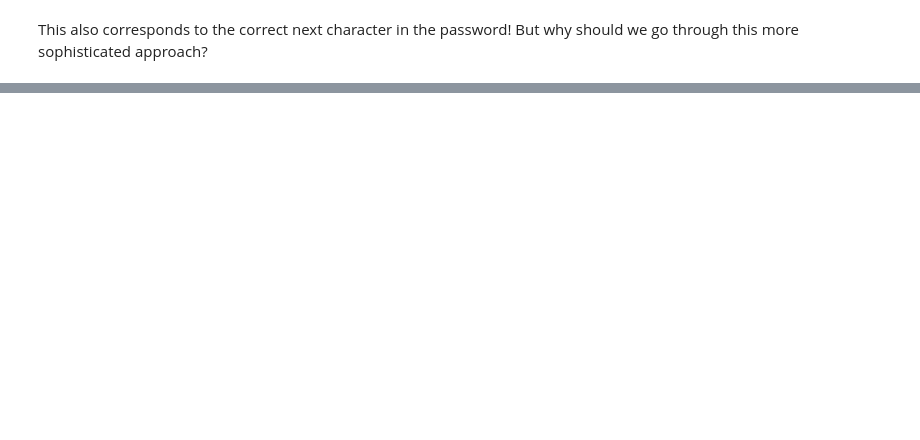
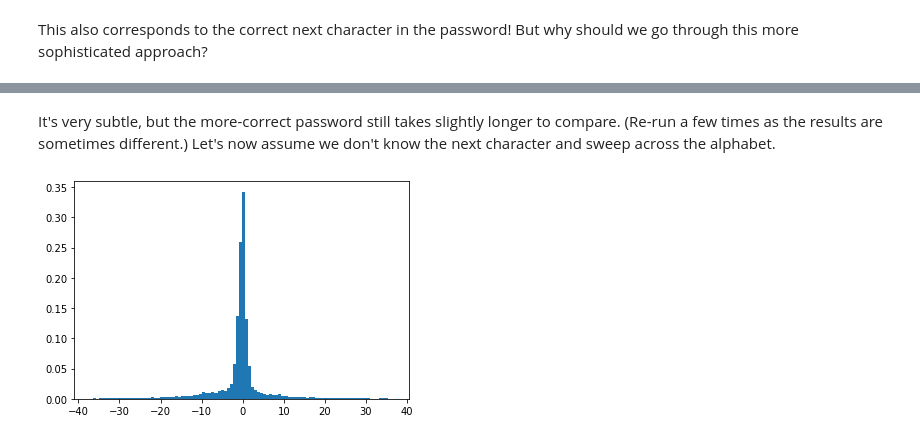
Before and after one commit to RobertDurfee/GMMTimingAttack, a Jupyter notebook: GMMTimingAttack.ipynb, the cells around one changed output, grey strips where cells are left out. Drawn from its saved outputs; the diff is of its cells as text; code cells hidden in the pictures; blank space fills up the shorter version.

```diff
--- a/GMMTimingAttack.ipynb
+++ b/GMMTimingAttack.ipynb
@@ -245,0 +298,25 @@ This also corresponds to the correct next character in the password! But why sho
+# %% [markdown]
+It's very subtle, but the more-correct password still takes slightly longer to compare. (Re-run a few times as the results are sometimes different.) Let's now assume we don't know the next character and sweep across the alphabet.
+# %%
+n_queries = 500
+deltas = []
+
+for character in alphabet:
+
+    for _ in range(n_queries):
+
+        # Note: '!' is NOT in the alphabet! This is important!
+        guess_password_km1 = unknown_password[:12] + ('!' * 12)
+        t_km1 = password_query(guess_password_km1) * 1e8
+
+        guess_password_k = unknown_password[:12] + character + ('!' * 11)
+        t_k = password_query(guess_password_k) * 1e8
+
+        deltas += [(t_k - t_km1)]
+
+delta_range = np.median(deltas) - 1.5 * (np.quantile(deltas, 0.95) - np.quantile(deltas, 0.05)), \
+              np.median(deltas) + 1.5 * (np.quantile(deltas, 0.95) - np.quantile(deltas, 0.05))
+
+_ = plt.hist(deltas, range=delta_range, density=True, bins=100)
+# %% [output]
+[figure, added]
```
Also changed, not shown: parts of 45 cells of this notebook.
